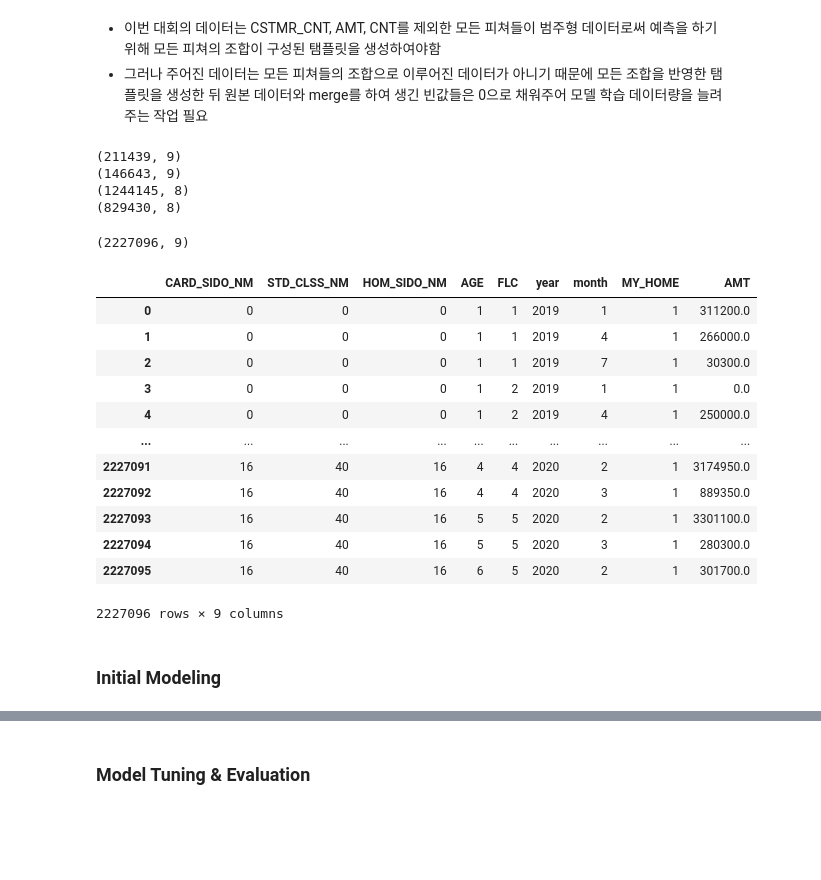
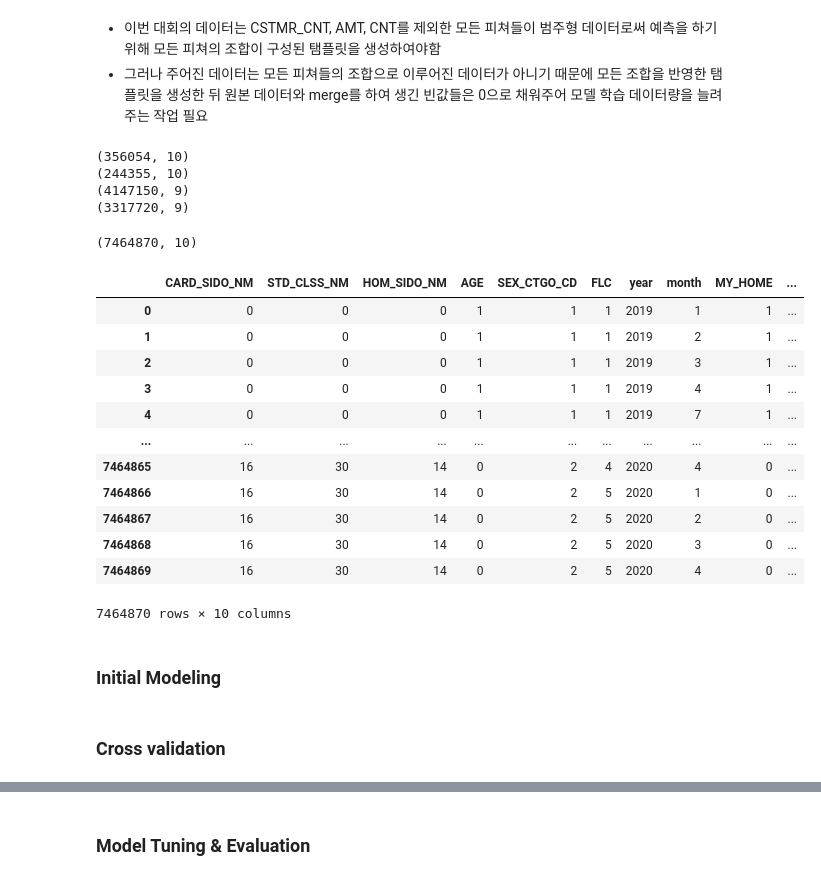
Before and after one commit to kim-bo-saeng/dacon_jeju, a Jupyter notebook: jeju_data_analysis.ipynb, the cells around one changed output, grey strips where cells are left out. Cells and saved outputs as stored; diff of their text form; code cells hidden in the pictures; blank space fills up the shorter version.

```diff
--- a/jeju_data_analysis.ipynb
+++ b/jeju_data_analysis.ipynb
@@ -408,0 +304,12 @@ None
+# %%
+# 데이터 정제
+df = temp_data.copy()
+
+df = df.drop(['CARD_CCG_NM', 'HOM_CCG_NM','CSTMR_CNT', 'CNT'], axis = 1)
+columns = ['CARD_SIDO_NM', 'STD_CLSS_NM', 'HOM_SIDO_NM', 'AGE', 'SEX_CTGO_CD',	'FLC', 'year',	'month']
+
+df = df.groupby(columns).sum().reset_index(drop=False)
+
+print(df.info())
+print(df.shape)
+df.head()
@@ -411,7 +343,7 @@ None
 df.loc[df['CARD_SIDO_NM'] == df['HOM_SIDO_NM'], 'MY_HOME'] = 1
 df.loc[df['CARD_SIDO_NM'] != df['HOM_SIDO_NM'], 'MY_HOME'] = 0
 df['MY_HOME'] = df['MY_HOME'].astype(int)
-df = df[['CARD_SIDO_NM',	'STD_CLSS_NM',	'HOM_SIDO_NM',	'AGE', 'FLC','year',	'month',	'MY_HOME' ,'AMT']]
+df = df[['CARD_SIDO_NM',	'STD_CLSS_NM',	'HOM_SIDO_NM',	'AGE', 'SEX_CTGO_CD', 'FLC', 'year',	'month', 'MY_HOME' ,'AMT']]
 print(df.shape)
 df.tail()
 # %% [output]
@@ -475,23 +408,23 @@ CARD_SIDO_NMs = df_num['CARD_SIDO_NM'].unique()
 STD_CLSS_NMs  = df_num['STD_CLSS_NM'].unique()
 HOM_SIDO_NMs  = df_num['HOM_SIDO_NM'].unique()
 AGEs          = df_num['AGE'].unique()
-#SEX_CTGO_CDs  = df_num['SEX_CTGO_CD'].unique()
+SEX_CTGO_CDs  = df_num['SEX_CTGO_CD'].unique()
 FLCs          = df_num['FLC'].unique()
 years         = [2019]
-months        = [1, 4, 7]
+months        = [1,2,3,4,7]
 
 temp_2019 = []
 for CARD_SIDO_NM in CARD_SIDO_NMs:
   for STD_CLSS_NM in STD_CLSS_NMs:
     for HOM_SIDO_NM in HOM_SIDO_NMs:
       for AGE in AGEs:
-#        for SEX_CTGO_CD in SEX_CTGO_CDs:
+        for SEX_CTGO_CD in SEX_CTGO_CDs:
           for FLC in FLCs:
             for year in years:
               for month in months:
-                temp_2019.append([CARD_SIDO_NM, STD_CLSS_NM, HOM_SIDO_NM, AGE, FLC, year, month])
+                temp_2019.append([CARD_SIDO_NM, STD_CLSS_NM, HOM_SIDO_NM, AGE, SEX_CTGO_CD, FLC, year, month])
 temp_2019 = np.array(temp_2019)
-temp_2019 = pd.DataFrame(data=temp_2019, columns=['CARD_SIDO_NM', 'STD_CLSS_NM', 'HOM_SIDO_NM', 'AGE', 'FLC', 'year', 'month'])
+temp_2019 = pd.DataFrame(data=temp_2019, columns=['CARD_SIDO_NM', 'STD_CLSS_NM', 'HOM_SIDO_NM', 'AGE', 'SEX_CTGO_CD', 'FLC', 'year', 'month'])
 temp_2019.loc[temp_2019['CARD_SIDO_NM'] == temp_2019['HOM_SIDO_NM'], 'MY_HOME'] = 1
 temp_2019.loc[temp_2019['CARD_SIDO_NM'] != temp_2019['HOM_SIDO_NM'], 'MY_HOME'] = 0
 temp_2019['MY_HOME'] = temp_2019['MY_HOME'].astype(int)
@@ -501,23 +434,23 @@ CARD_SIDO_NMs = df_num['CARD_SIDO_NM'].unique()
 STD_CLSS_NMs  = df_num['STD_CLSS_NM'].unique()
 HOM_SIDO_NMs  = df_num['HOM_SIDO_NM'].unique()
 AGEs          = df_num['AGE'].unique()
-#SEX_CTGO_CDs  = df_num['SEX_CTGO_CD'].unique()
+SEX_CTGO_CDs  = df_num['SEX_CTGO_CD'].unique()
 FLCs          = df_num['FLC'].unique()
 years         = [2020]
-months        = [1, 4]
+months        = [1,2,3,4]
 
 temp_2020 = []
 for CARD_SIDO_NM in CARD_SIDO_NMs:
   for STD_CLSS_NM in STD_CLSS_NMs:
     for HOM_SIDO_NM in HOM_SIDO_NMs:
       for AGE in AGEs:
-#        for SEX_CTGO_CD in SEX_CTGO_CDs:
+        for SEX_CTGO_CD in SEX_CTGO_CDs:
           for FLC in FLCs:
             for year in years:
               for month in months:
-                temp_2020.append([CARD_SIDO_NM, STD_CLSS_NM, HOM_SIDO_NM, AGE, FLC, year, month])
+                temp_2020.append([CARD_SIDO_NM, STD_CLSS_NM, HOM_SIDO_NM, AGE, SEX_CTGO_CD,FLC, year, month])
 temp_2020 = np.array(temp_2020)
-temp_2020 = pd.DataFrame(data=temp_2020, columns=['CARD_SIDO_NM', 'STD_CLSS_NM', 'HOM_SIDO_NM', 'AGE', 'FLC', 'year', 'month'])
+temp_2020 = pd.DataFrame(data=temp_2020, columns=['CARD_SIDO_NM', 'STD_CLSS_NM', 'HOM_SIDO_NM', 'AGE','SEX_CTGO_CD', 'FLC', 'year', 'month'])
 temp_2020.loc[temp_2020['CARD_SIDO_NM'] == temp_2020['HOM_SIDO_NM'], 'MY_HOME'] = 1
 temp_2020.loc[temp_2020['CARD_SIDO_NM'] != temp_2020['HOM_SIDO_NM'], 'MY_HOME'] = 0
 temp_2020['MY_HOME'] = temp_2020['MY_HOME'].astype(int)
@@ -531,47 +464,49 @@ print(df_num_2020.shape)
 print(temp_2019.shape)
 print(temp_2020.shape)
 # %% [output]
-(211439, 9)
-(146643, 9)
-(1244145, 8)
-(829430, 8)
+(356054, 10)
+(244355, 10)
+(4147150, 9)
+(3317720, 9)
 # %%
 # 템플릿과 비교하여 df_num에 없는 데이터 채워주기
 data_2019 = pd.merge(temp_2019,
                      df_num_2019,
                      how = 'outer',
-                     left_on = ['CARD_SIDO_NM',	'STD_CLSS_NM',	'HOM_SIDO_NM',	'AGE', 'FLC', 'year',	'month',	'MY_HOME'],
-                     right_on = ['CARD_SIDO_NM',	'STD_CLSS_NM',	'HOM_SIDO_NM',	'AGE', 'FLC', 'year',	'month',	'MY_HOME']
+                     left_on = ['CARD_SIDO_NM',	'STD_CLSS_NM',	'HOM_SIDO_NM', 'AGE', 'SEX_CTGO_CD', 'FLC','year', 'month',	'MY_HOME'],
+                     right_on = ['CARD_SIDO_NM',	'STD_CLSS_NM',	'HOM_SIDO_NM', 'AGE', 'SEX_CTGO_CD', 'FLC', 'year',	'month',	'MY_HOME']
                     )
 
 data_2020 = pd.merge(temp_2020,
                      df_num_2020,
                      how = 'outer',
-                     left_on = ['CARD_SIDO_NM',	'STD_CLSS_NM',	'HOM_SIDO_NM',	'AGE', 'FLC', 'year',	'month',	'MY_HOME'],
-                     right_on = ['CARD_SIDO_NM',	'STD_CLSS_NM',	'HOM_SIDO_NM',	'AGE',	'FLC', 'year',	'month',	'MY_HOME']
+                     left_on = ['CARD_SIDO_NM',	'STD_CLSS_NM',	'HOM_SIDO_NM', 'AGE', 'SEX_CTGO_CD', 'FLC', 'year',	'month',	'MY_HOME'],
+                     right_on = ['CARD_SIDO_NM',	'STD_CLSS_NM',	'HOM_SIDO_NM',	'AGE', 'SEX_CTGO_CD', 'FLC', 'year',	'month',	'MY_HOME']
                     )
 
 data = pd.concat([data_2019, data_2020]).reset_index(drop = True).fillna(0)
 print(data.shape)
 data
 # %% [output]
-(2227096, 9)
+(7464870, 10)
-|  | CARD_SIDO_NM | STD_CLSS_NM | HOM_SIDO_NM | AGE | FLC | year | month | MY_HOME | AMT |
-| 0 | 0 | 0 | 0 | 1 | 1 | 2019 | 1 | 1 | 311200.0 |
-| 1 | 0 | 0 | 0 | 1 | 1 | 2019 | 4 | 1 | 266000.0 |
-| 2 | 0 | 0 | 0 | 1 | 1 | 2019 | 7 | 1 | 30300.0 |
-| 3 | 0 | 0 | 0 | 1 | 2 | 2019 | 1 | 1 | 0.0 |
-| 4 | 0 | 0 | 0 | 1 | 2 | 2019 | 4 | 1 | 250000.0 |
-| ... | ... | ... | ... | ... | ... | ... | ... | ... | ... |
-| 2227091 | 16 | 40 | 16 | 4 | 4 | 2020 | 2 | 1 | 3174950.0 |
-| 2227092 | 16 | 40 | 16 | 4 | 4 | 2020 | 3 | 1 | 889350.0 |
-| 2227093 | 16 | 40 | 16 | 5 | 5 | 2020 | 2 | 1 | 3301100.0 |
-| 2227094 | 16 | 40 | 16 | 5 | 5 | 2020 | 3 | 1 | 280300.0 |
-| 2227095 | 16 | 40 | 16 | 6 | 5 | 2020 | 2 | 1 | 301700.0 |
+|  | CARD_SIDO_NM | STD_CLSS_NM | HOM_SIDO_NM | AGE | SEX_CTGO_CD | FLC | year | month | MY_HOME | ... |
+| 0 | 0 | 0 | 0 | 1 | 1 | 1 | 2019 | 1 | 1 | ... |
+| 1 | 0 | 0 | 0 | 1 | 1 | 1 | 2019 | 2 | 1 | ... |
+| 2 | 0 | 0 | 0 | 1 | 1 | 1 | 2019 | 3 | 1 | ... |
+| 3 | 0 | 0 | 0 | 1 | 1 | 1 | 2019 | 4 | 1 | ... |
+| 4 | 0 | 0 | 0 | 1 | 1 | 1 | 2019 | 7 | 1 | ... |
+| ... | ... | ... | ... | ... | ... | ... | ... | ... | ... | ... |
+| 7464865 | 16 | 30 | 14 | 0 | 2 | 4 | 2020 | 4 | 0 | ... |
+| 7464866 | 16 | 30 | 14 | 0 | 2 | 5 | 2020 | 1 | 0 | ... |
+| 7464867 | 16 | 30 | 14 | 0 | 2 | 5 | 2020 | 2 | 0 | ... |
+| 7464868 | 16 | 30 | 14 | 0 | 2 | 5 | 2020 | 3 | 0 | ... |
+| 7464869 | 16 | 30 | 14 | 0 | 2 | 5 | 2020 | 4 | 0 | ... |
-2227096 rows × 9 columns
+7464870 rows × 10 columns
 # %% [markdown]
 ### Initial Modeling
 # %%
 train = data.sample(frac = 1, random_state = 0)
 X_train = train.drop(['AMT'], axis = 1)
 y_train = np.log1p(train['AMT'])
+# %% [markdown]
+### Cross validation
```
Also changed, not shown: parts of 24 cells of this notebook.
